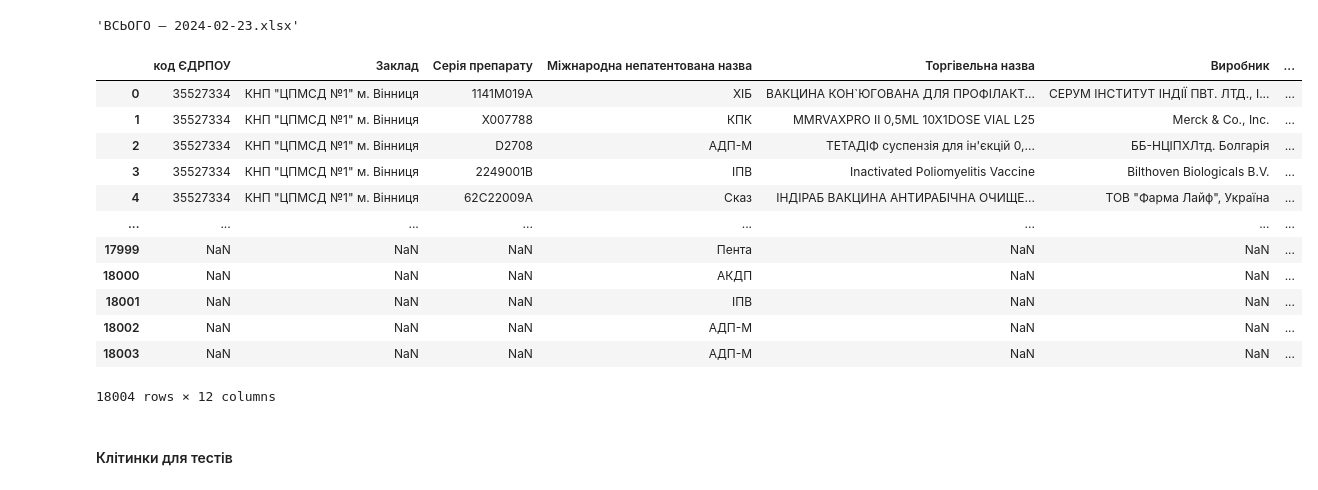
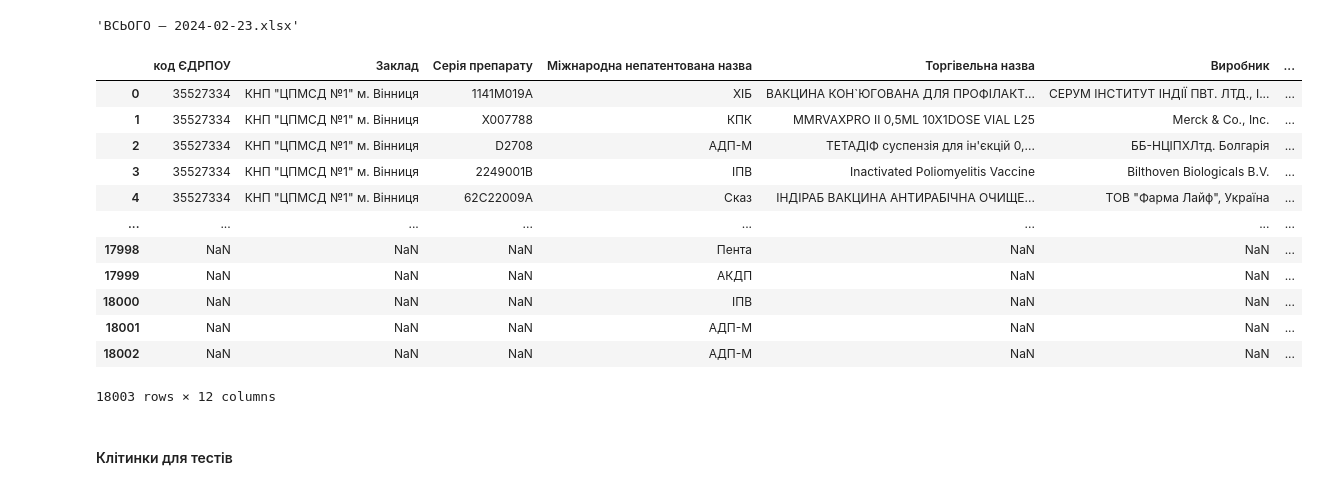
Before and after one commit to NonPersistentMind/VacPlanner, a Jupyter notebook: main.ipynb, the cells around one changed output. Drawn from its saved outputs; the diff is of its cells as text; code cells hidden in the pictures.

```diff
--- a/main.ipynb
+++ b/main.ipynb
@@ -125,40 +132,40 @@ df = df[df['Термін придатності'] >= df['дата оновлен
 
 
 # Remove any data reporting vaccine with expiration date older than the newest report date (to simplify the analysis)
 REPORT_DATE = df['дата оновлення'].max()
 timed_outs = df[(REPORT_DATE - df['дата оновлення']) > dt.timedelta(days=7)]
-df[df['Термін придатності'] < REPORT_DATE]
+df = df[df['Термін придатності'] > REPORT_DATE]
 
 # Add national leftovers data
 national_leftovers_df = pd.read_excel(DATA_FOLDER/'Auxillary'/'Залишки нацрівня.xlsx', sheet_name='14.02.2024')
 national_leftovers_df.rename(columns={'Вакцина': 'Міжнародна непатентована назва', 'Залишок': 'Кількість доз'}, inplace=True)
 national_leftovers_df['Регіон'] = 'Україна'
 national_leftovers_df['Термін придатності'] = national_leftovers_df['Термін придатності'].dt.date
 df = pd.concat([df, national_leftovers_df], ignore_index=True)
 
 # Save preprocessed data
 Path.mkdir(DATA_FOLDER / 'Historical Data', exist_ok=True, parents=True)
 if not Path.exists(DATA_FOLDER / 'Historical Data' / f'{year}-{month}-{day}.pkl'):
     df.to_pickle(DATA_FOLDER / 'Historical Data' / f'{year}-{month}-{day}.pkl')
 
 # Create a set of different diseases we have vaccines for
 # diseases_set = set(disease_vaccine_dict.keys())
 
 df
 # %% [output]
 |  | код ЄДРПОУ | Заклад | Серія препарату | Міжнародна непатентована назва | Торгівельна назва | Виробник | ... |
 | 0 | 35527334 | КНП "ЦПМСД №1" м. Вінниця | 1141M019A | ХІБ | ВАКЦИНА КОН`ЮГОВАНА ДЛЯ ПРОФІЛАКТ... | СЕРУМ ІНСТИТУТ ІНДІЇ ПВТ. ЛТД., І... | ... |
 | 1 | 35527334 | КНП "ЦПМСД №1" м. Вінниця | X007788 | КПК | MMRVAXPRO II 0,5ML 10X1DOSE VIAL L25 | Merck & Co., Inc. | ... |
 | 2 | 35527334 | КНП "ЦПМСД №1" м. Вінниця | D2708 | АДП-М | ТЕТАДІФ суспензія для ін'єкцій 0,... | ББ-НЦІПХЛтд. Болгарія | ... |
 | 3 | 35527334 | КНП "ЦПМСД №1" м. Вінниця | 2249001B | ІПВ | Inactivated Poliomyelitis Vaccine | Bilthoven Biologicals B.V. | ... |
 | 4 | 35527334 | КНП "ЦПМСД №1" м. Вінниця | 62С22009А | Сказ | ІНДІРАБ ВАКЦИНА АНТИРАБІЧНА ОЧИЩЕ... | ТОВ "Фарма Лайф", Україна | ... |
 | ... | ... | ... | ... | ... | ... | ... | ... |
-| 17999 | NaN | NaN | NaN | Пента | NaN | NaN | ... |
-| 18000 | NaN | NaN | NaN | АКДП | NaN | NaN | ... |
-| 18001 | NaN | NaN | NaN | ІПВ | NaN | NaN | ... |
+| 17998 | NaN | NaN | NaN | Пента | NaN | NaN | ... |
+| 17999 | NaN | NaN | NaN | АКДП | NaN | NaN | ... |
+| 18000 | NaN | NaN | NaN | ІПВ | NaN | NaN | ... |
+| 18001 | NaN | NaN | NaN | АДП-М | NaN | NaN | ... |
 | 18002 | NaN | NaN | NaN | АДП-М | NaN | NaN | ... |
-| 18003 | NaN | NaN | NaN | АДП-М | NaN | NaN | ... |
-18004 rows × 12 columns
+18003 rows × 12 columns
 # %% [markdown]
 #### Клітинки для тестів
 # %%
```
Also changed, not shown: parts of 11 cells of this notebook, 11 other files.
